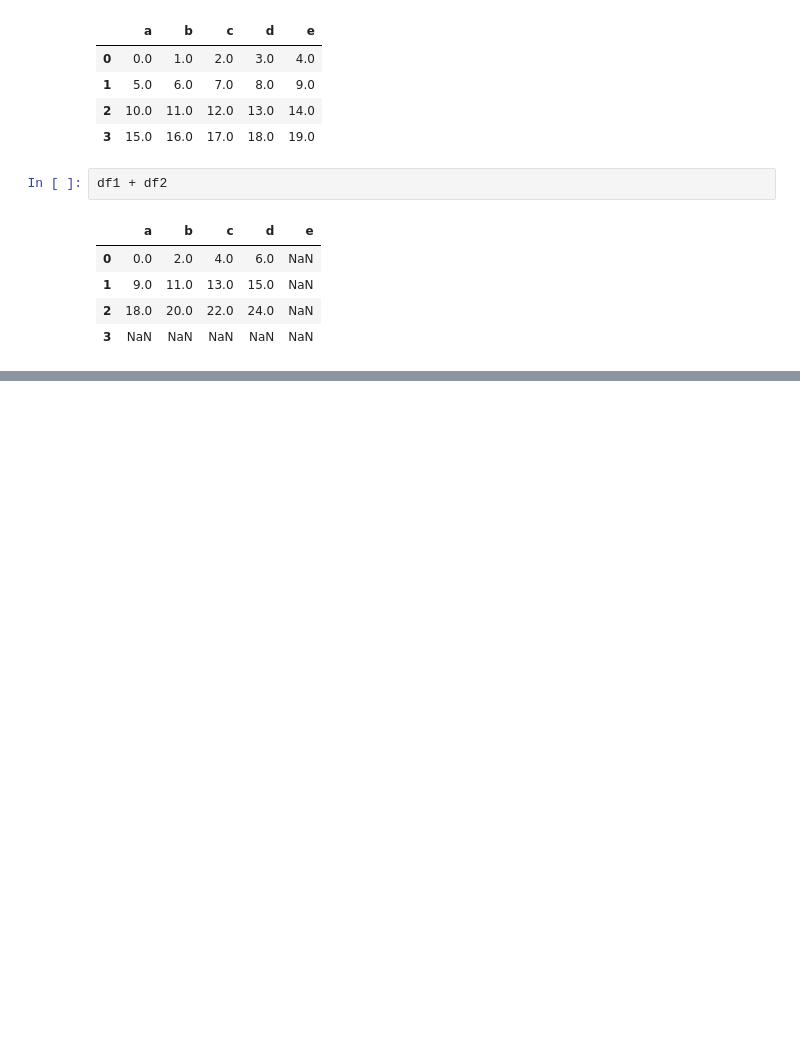
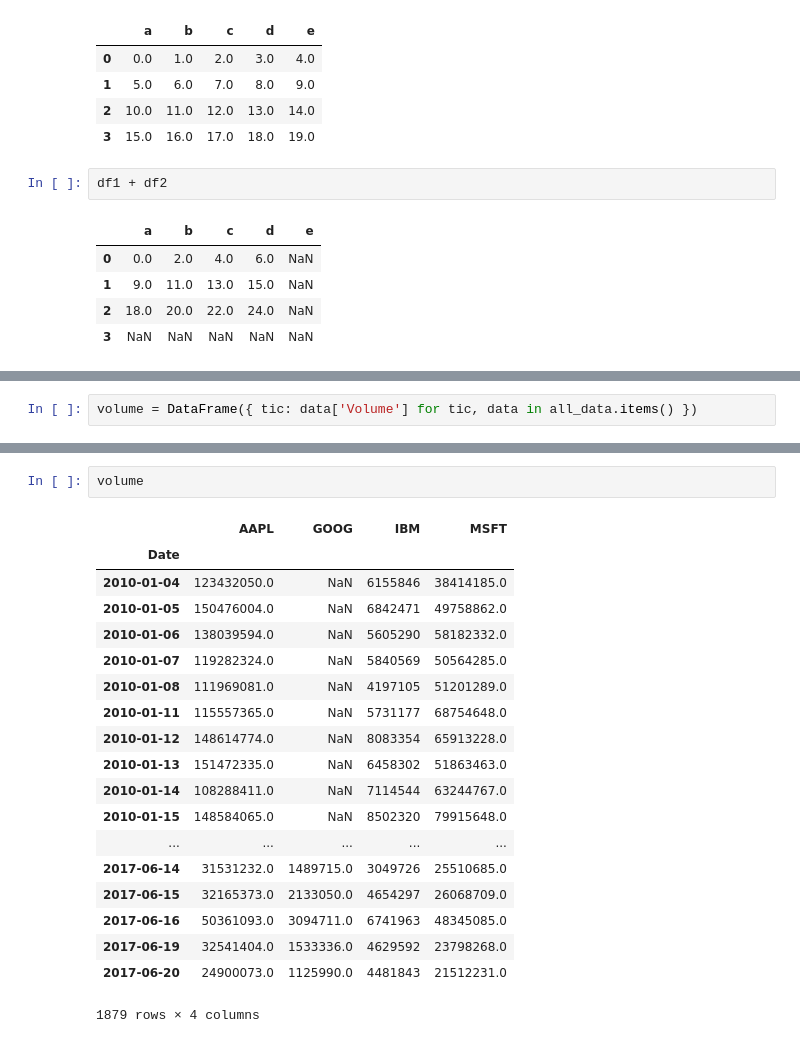
Before and after one commit to wiseosho/Pydata, a Jupyter notebook: Chapter5.Getting-Started-With-Pandas2.ipynb, the cells around one changed output, grey strips where cells are left out. Saved outputs shown, nothing was run; the diff lists cells and outputs as text; blank space fills up the shorter version.

```diff
--- a/Chapter5.Getting-Started-With-Pandas2.ipynb
+++ b/Chapter5.Getting-Started-With-Pandas2.ipynb
@@ -419,0 +1175,2 @@ df1 + df2
+# %%
+volume = DataFrame({ tic: data['Volume'] for tic, data in all_data.items() })
@@ -419,0 +1274,22 @@ df1 + df2
+# %%
+volume
+# %% [output]
+|  | AAPL | GOOG | IBM | MSFT |
+| Date |  |  |  |  |
+| 2010-01-04 | 123432050.0 | NaN | 6155846 | 38414185.0 |
+| 2010-01-05 | 150476004.0 | NaN | 6842471 | 49758862.0 |
+| 2010-01-06 | 138039594.0 | NaN | 5605290 | 58182332.0 |
+| 2010-01-07 | 119282324.0 | NaN | 5840569 | 50564285.0 |
+| 2010-01-08 | 111969081.0 | NaN | 4197105 | 51201289.0 |
+| 2010-01-11 | 115557365.0 | NaN | 5731177 | 68754648.0 |
+| 2010-01-12 | 148614774.0 | NaN | 8083354 | 65913228.0 |
+| 2010-01-13 | 151472335.0 | NaN | 6458302 | 51863463.0 |
+| 2010-01-14 | 108288411.0 | NaN | 7114544 | 63244767.0 |
+| 2010-01-15 | 148584065.0 | NaN | 8502320 | 79915648.0 |
+| ... | ... | ... | ... | ... |
+| 2017-06-14 | 31531232.0 | 1489715.0 | 3049726 | 25510685.0 |
+| 2017-06-15 | 32165373.0 | 2133050.0 | 4654297 | 26068709.0 |
+| 2017-06-16 | 50361093.0 | 3094711.0 | 6741963 | 48345085.0 |
+| 2017-06-19 | 32541404.0 | 1533336.0 | 4629592 | 23798268.0 |
+| 2017-06-20 | 24900073.0 | 1125990.0 | 4481843 | 21512231.0 |
+1879 rows × 4 columns
```
Also changed, not shown: parts of 106 cells of this notebook.
